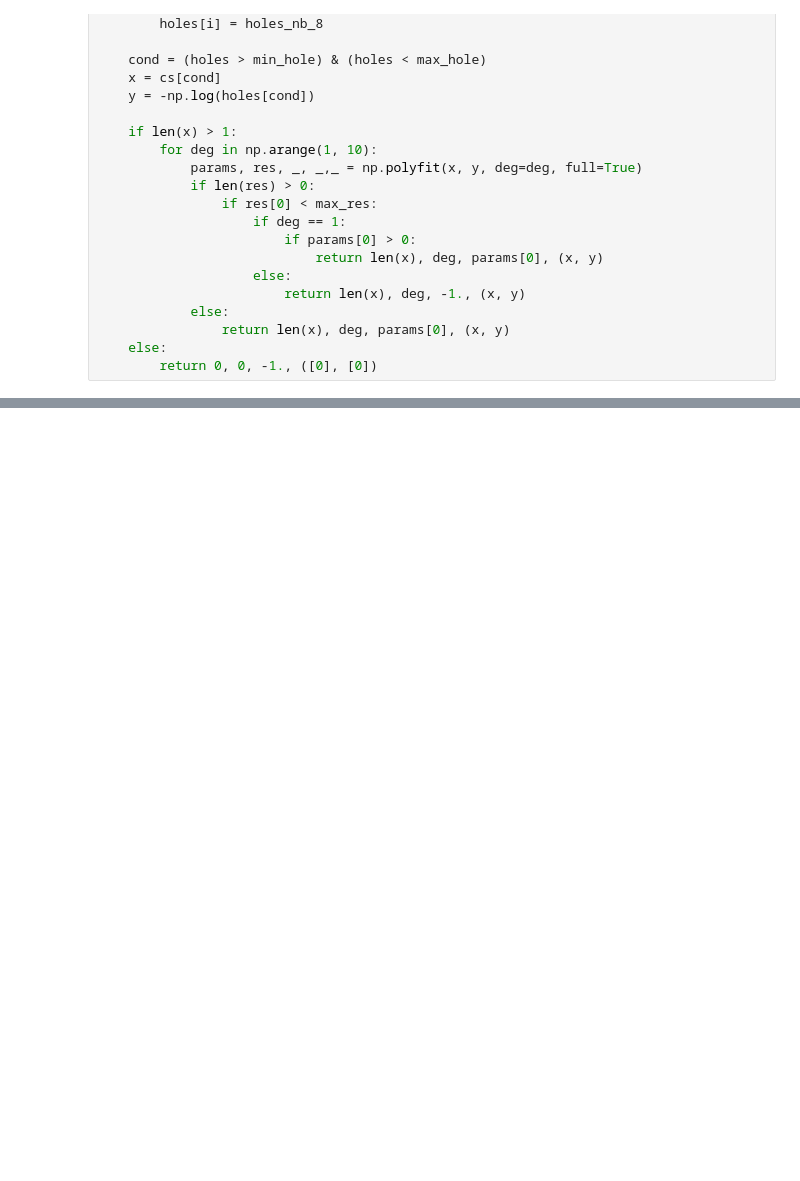
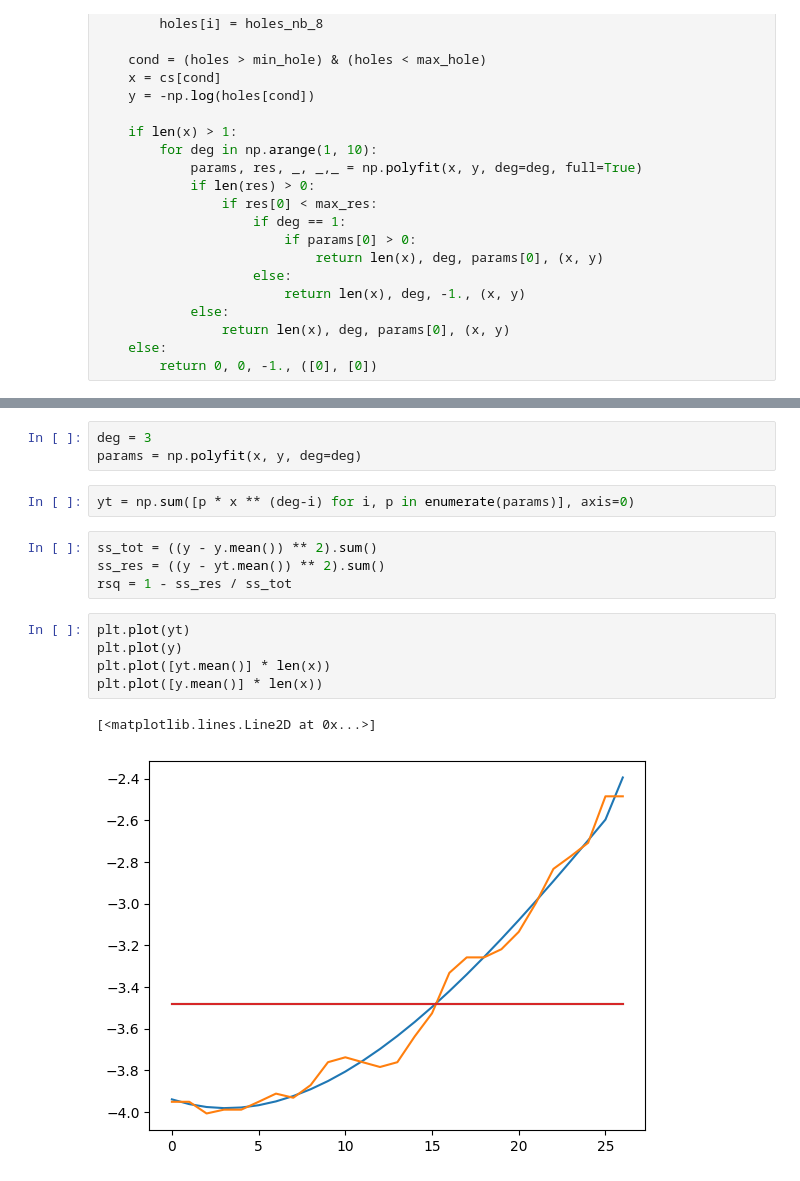
Before and after one commit to Surayuth/her2ml, a Jupyter notebook: notebooks/prep_data.ipynb, the cells around one changed output, grey strips where cells are left out. Drawn from its saved outputs; the diff is of its cells as text; blank space fills up the shorter version.

```diff
--- a/notebooks/prep_data.ipynb
+++ b/notebooks/prep_data.ipynb
@@ -74,0 +75,17 @@ plt.plot(x, y)
+# %%
+deg = 3
+params = np.polyfit(x, y, deg=deg)
+# %%
+yt = np.sum([p * x ** (deg-i) for i, p in enumerate(params)], axis=0)
+# %%
+ss_tot = ((y - y.mean()) ** 2).sum()
+ss_res = ((y - yt.mean()) ** 2).sum()
+rsq = 1 - ss_res / ss_tot
+# %%
+plt.plot(yt)
+plt.plot(y)
+plt.plot([yt.mean()] * len(x))
+plt.plot([y.mean()] * len(x))
+# %% [output]
+[<matplotlib.lines.Line2D at 0x...>]
+[figure, added]
```
Also changed, not shown: parts of 1 cell of this notebook, 2 other files.
